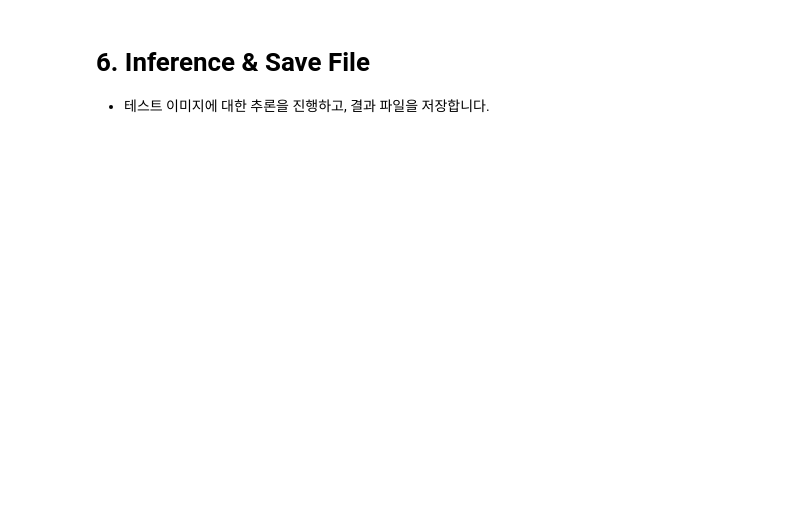
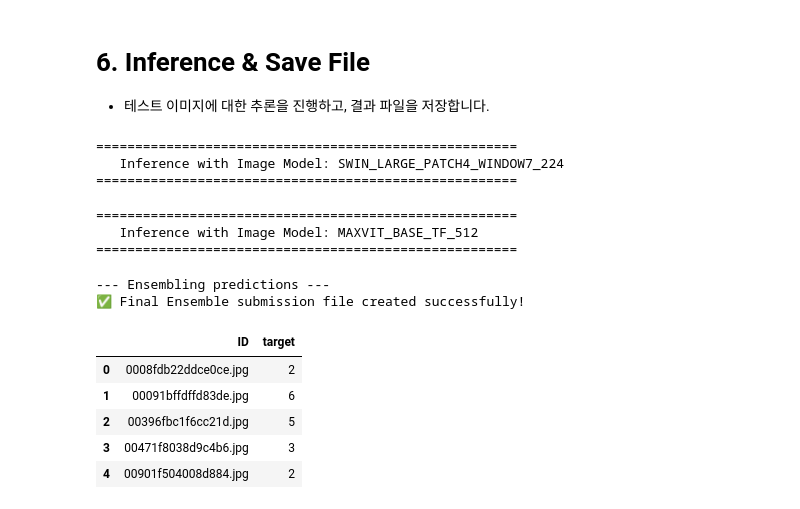
Before and after one commit to AIBootcamp14/computervisioncompetition-cv3, a Jupyter notebook: code/baseline_code_github_version.ipynb, the cells around one changed output. Drawn from its saved outputs; the diff is of its cells as text; code cells hidden in the pictures; blank space fills up the shorter version.

```diff
--- a/code/baseline_code_github_version.ipynb
+++ b/code/baseline_code_github_version.ipynb
@@ -568,7 +932,8 @@ import torch.cuda.amp as amp
 torch.backends.cudnn.benchmark = True
 
 tst_df = pd.read_csv("/home/data/data/sample_submission.csv")
-final_ensemble_preds = np.zeros((len(tst_df), num_classes))
+# 이미지 모델의 전체 예측 확률을 저장할 배열
+image_model_ensemble_preds = np.zeros((len(tst_df), num_classes))
 
 for config in model_configs:
     model_name = config['model_name']
@@ -576,12 +941,10 @@ for config in model_configs:
     batch_size = config['batch_size']
 
     print(f"======================================================")
-    print(f"   Inference with Model: {model_name.upper()}")
+    print(f"   Inference with Image Model: {model_name.upper()}")
     print(f"======================================================")
 
-    # --- 데이터셋 및 로더 생성 (모델별 img_size 전달) ---
-    # 추론 시에는 Random한 증강을 제외하고 Normalize만 적용합니다.
-    tst_transform = A.Compose([A.Normalize(), ToTensorV2()])
+    _, tst_transform = get_transforms(img_size=img_size)
     tst_dataset = ImageDataset(tst_df, "/home/data/data/test/", transform=tst_transform, img_size=img_size)
     tst_loader = DataLoader(tst_dataset, batch_size=batch_size, shuffle=False, num_workers=num_workers, pin_memory=True)
 
@@ -592,36 +955,63 @@ for config in model_configs:
         model = timm.create_model(model_name, pretrained=False, num_classes=num_classes)
         model.load_state_dict(torch.load(model_path))
 
         tta_model = tta.ClassificationTTAWrapper(model.to(device), tta.aliases.flip_transform())
         tta_model.eval()
 
         fold_preds_np = np.zeros((len(tst_df), num_classes))
         start_idx = 0
 
         with torch.no_grad():
             for image, _ in tqdm(tst_loader, desc=f"Inferencing Fold {fold+1}/{N_SPLITS} with TTA"):
                 image = image.to(device, non_blocking=True)
 
                 with amp.autocast():
                     preds = tta_model(image)
                     preds_softmax = preds.softmax(dim=1)
 
                 end_idx = start_idx + len(preds_softmax)
                 fold_preds_np[start_idx:end_idx] = preds_softmax.detach().cpu().numpy()
                 start_idx = end_idx
 
         model_total_preds += fold_preds_np
 
     model_avg_preds = model_total_preds / N_SPLITS
-    final_ensemble_preds += model_avg_preds
+    image_model_ensemble_preds += model_avg_preds
 
-# --- 최종 결과 생성 (이하 동일) ---
-final_avg_preds = final_ensemble_preds / len(model_configs)
-final_predictions = np.argmax(final_avg_preds, axis=1)
+# --- [수정] 최종 결과 생성 (앙상블 적용) ---
+image_model_probabilities = image_model_ensemble_preds / len(model_configs)
 
+# 앙상블 가중치 설정 (조절 가능)
+image_weight = 0.9
+text_weight = 0.1
+
+print("--- Ensembling predictions ---")
+# 가중 평균으로 최종 확률 계산
+# (이전에 계산해 둔 text_model_probabilities 변수를 사용)
+final_probabilities = (image_model_probabilities * image_weight) + (text_model_probabilities * text_weight)
+
+# 최종 예측 라벨 생성
+final_predictions = np.argmax(final_probabilities, axis=1)
+
+# 제출 파일 생성
 submission_df = pd.read_csv("/home/data/data/sample_submission.csv")
 submission_df['target'] = final_predictions
-submission_df.to_csv("submission_final_ensemble_optimized_preprocessed.csv", index=False)
+submission_df.to_csv("submission_final_ensemble.csv", index=False)
 
-print("\nOptimized Final Advanced Ensemble submission file created successfully!")
+print("✅ Final Ensemble submission file created successfully!")
 submission_df.head()
+# %% [output]
+======================================================
+   Inference with Image Model: SWIN_LARGE_PATCH4_WINDOW7_224
+======================================================
+======================================================
+   Inference with Image Model: MAXVIT_BASE_TF_512
+======================================================
+--- Ensembling predictions ---
+✅ Final Ensemble submission file created successfully!
+|  | ID | target |
+| 0 | 0008fdb22ddce0ce.jpg | 2 |
+| 1 | 00091bffdffd83de.jpg | 6 |
+| 2 | 00396fbc1f6cc21d.jpg | 5 |
+| 3 | 00471f8038d9c4b6.jpg | 3 |
+| 4 | 00901f504008d884.jpg | 2 |
```
Also changed, not shown: parts of 14 cells of this notebook.
